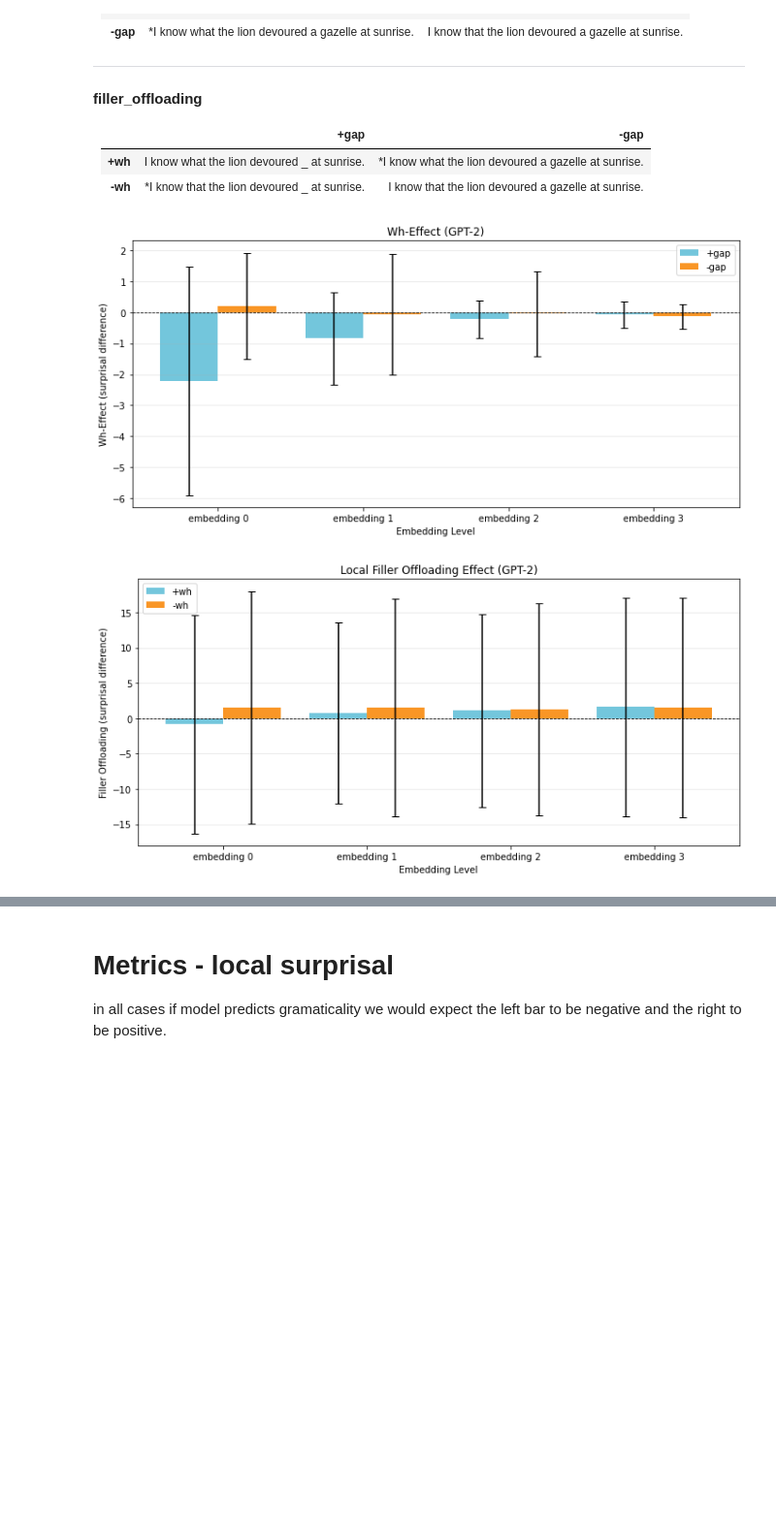
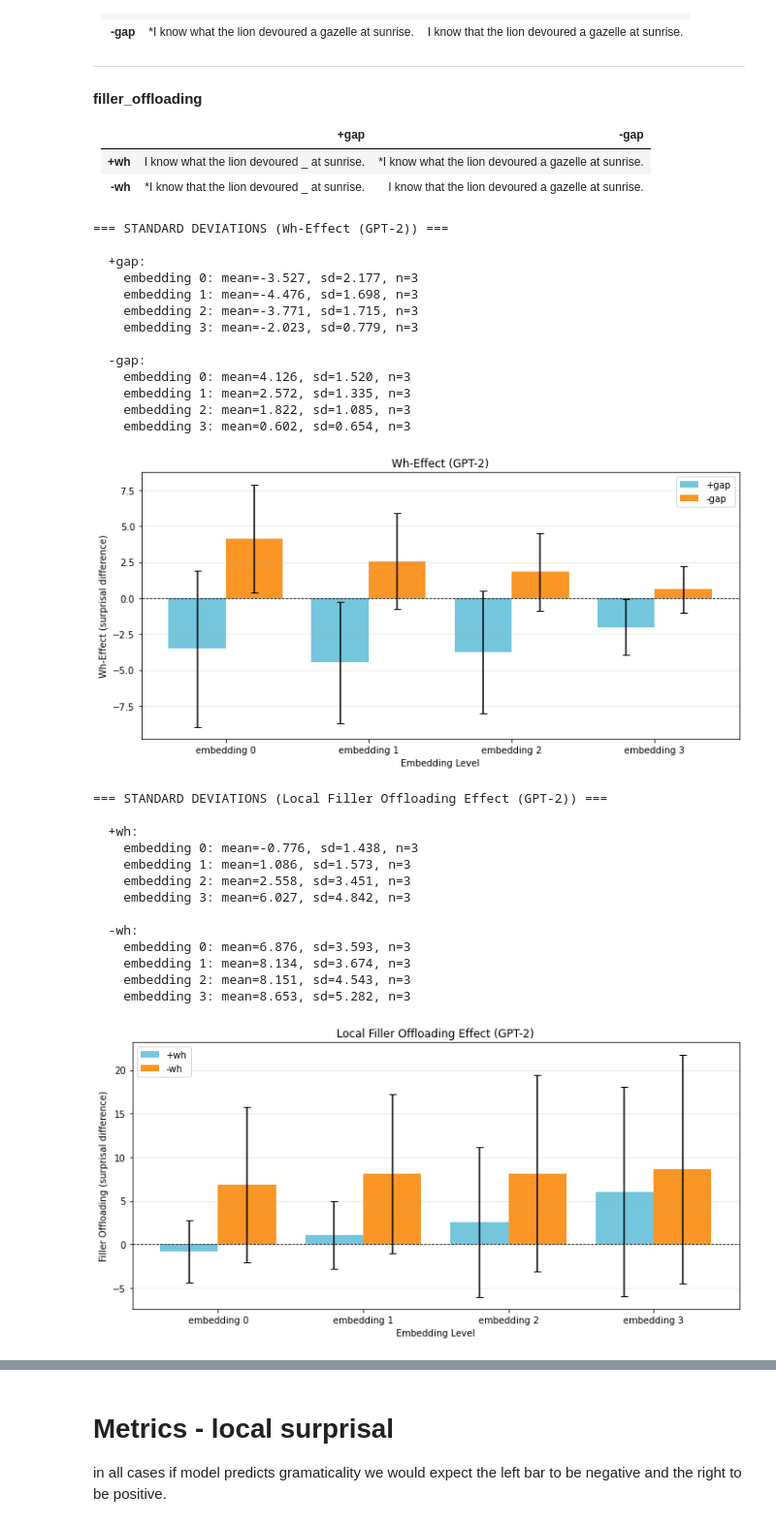
Before and after one commit to marrsia/ucl-fgd, a Jupyter notebook: notebooks/pilot_object_surprisals.ipynb, the cells around one changed output, grey strips where cells are left out. Shown at 97% size. Cells and saved outputs as stored; diff of their text form; code cells hidden in the pictures; blank space fills up the shorter version.

```diff
--- a/notebooks/pilot_object_surprisals.ipynb
+++ b/notebooks/pilot_object_surprisals.ipynb
@@ -91,30 +47,58 @@ seems like broadly speaking object surprisal is higher than continuation surpris
 # %%
 surprisal_df = pd.read_csv('../data/model_outputs/gpt2_pilot_object_gaps_stimuli_with_surprisals.csv')
 
 # wh-effect plot
 data.plot_effect_bar_chart(
     surprisal_df,
     effect_fn=data.get_wh_effect,
     conditions=['gap', 'no_gap'],
     condition_labels=['+gap', '-gap'],
     title='Wh-Effect (GPT-2)',
     ylabel='Wh-Effect (surprisal difference)',
-    surprisal_type="local"
+    surprisal_type="local",
+    gap_type = "object"
 )
 
 # filler offloading plot
 data.plot_effect_bar_chart(
     surprisal_df,
     effect_fn=data.get_filler_offloading_effect,
     conditions=['+wh', '-wh'],
     condition_labels=['+wh', '-wh'],
     title='Local Filler Offloading Effect (GPT-2)',
     ylabel='Filler Offloading (surprisal difference)',
-     surprisal_type="local"
+         surprisal_type="local",
+        gap_type = "object"
 )
 # %% [output]
+=== STANDARD DEVIATIONS (Wh-Effect (GPT-2)) ===
+
+  +gap:
+    embedding 0: mean=-3.527, sd=2.177, n=3
+    embedding 1: mean=-4.476, sd=1.698, n=3
+    embedding 2: mean=-3.771, sd=1.715, n=3
+    embedding 3: mean=-2.023, sd=0.779, n=3
+
+  -gap:
+    embedding 0: mean=4.126, sd=1.520, n=3
+    embedding 1: mean=2.572, sd=1.335, n=3
+    embedding 2: mean=1.822, sd=1.085, n=3
+    embedding 3: mean=0.602, sd=0.654, n=3
-[figure, old version]
+[figure, new version]
+=== STANDARD DEVIATIONS (Local Filler Offloading Effect (GPT-2)) ===
+
+  +wh:
+    embedding 0: mean=-0.776, sd=1.438, n=3
+    embedding 1: mean=1.086, sd=1.573, n=3
+    embedding 2: mean=2.558, sd=3.451, n=3
+    embedding 3: mean=6.027, sd=4.842, n=3
+
+  -wh:
+    embedding 0: mean=6.876, sd=3.593, n=3
+    embedding 1: mean=8.134, sd=3.674, n=3
+    embedding 2: mean=8.151, sd=4.543, n=3
+    embedding 3: mean=8.653, sd=5.282, n=3
-[figure, old version]
+[figure, new version]
 # %%
 surprisal_df = pd.read_csv('../data/model_outputs/gpt2_pilot_object_gaps_stimuli_with_surprisals.csv')
 
```
Also changed, not shown: parts of 21 cells of this notebook, 47 other files.
